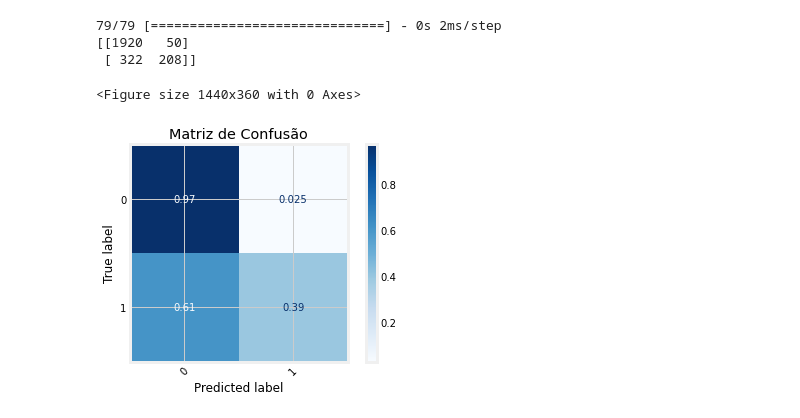
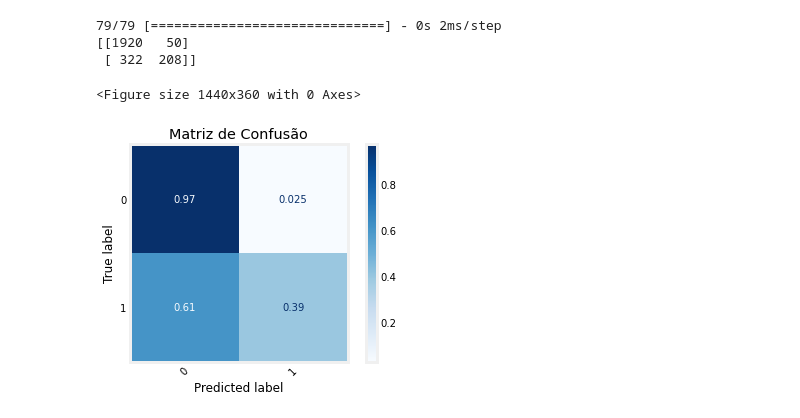
Before and after one commit to laryssastephanie/Aulas_Unifil, a Jupyter notebook: ciencia_de_dados/Atividade_3/Analise_churn.ipynb, the cells around one changed output. Cells and saved outputs as stored; diff of their text form; code cells hidden in the pictures.

```diff
--- a/ciencia_de_dados/Atividade_3/Analise_churn.ipynb
+++ b/ciencia_de_dados/Atividade_3/Analise_churn.ipynb
@@ -358,11 +358,12 @@ print(cm)
 # %%
 # Plotando matriz de confusão
 fig = plt.figure(figsize=(20, 5))
 
 disp = ConfusionMatrixDisplay(confusion_matrix(y_test, y_pred, normalize='true'))
 disp.plot(xticks_rotation=45, cmap='Blues')
 plt.title('Matriz de Confusão')
+plt.grid(False)
 fig.show()
 # %% [output]
 <Figure size 1440x360 with 0 Axes>
-[figure, old version]
+[figure, new version]
```
